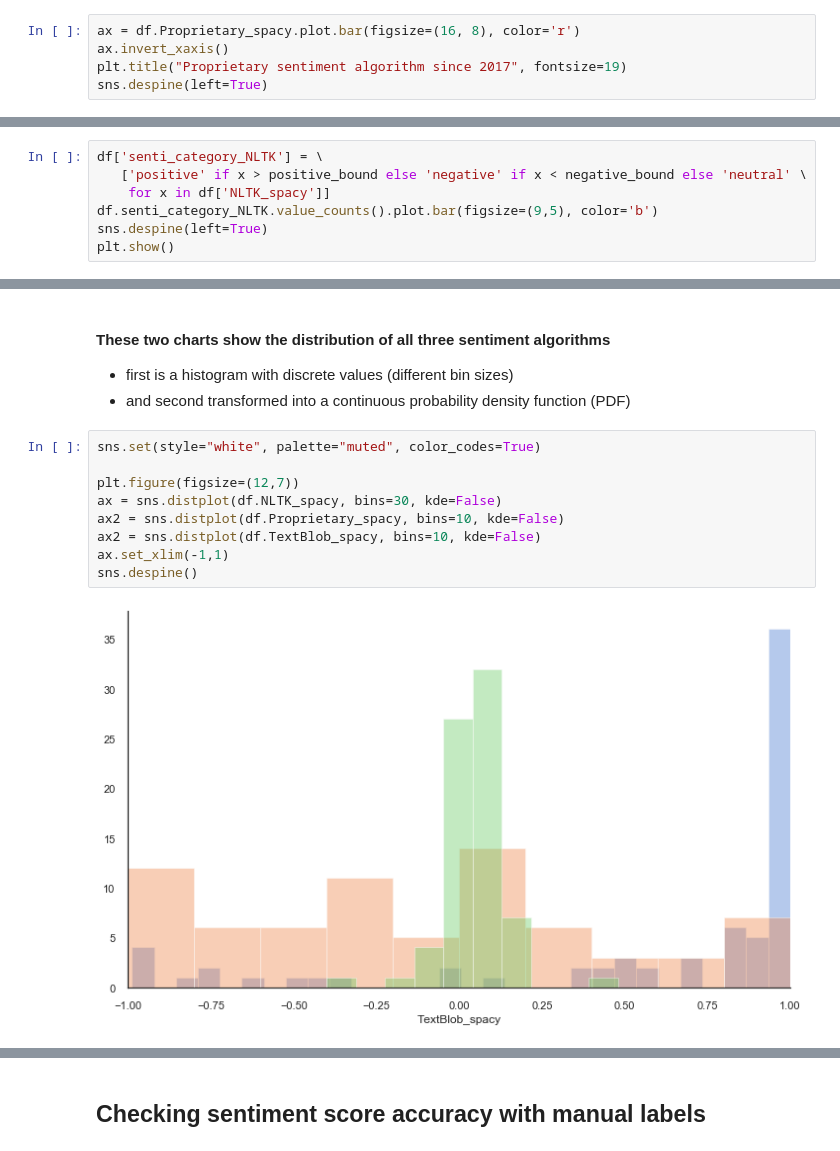
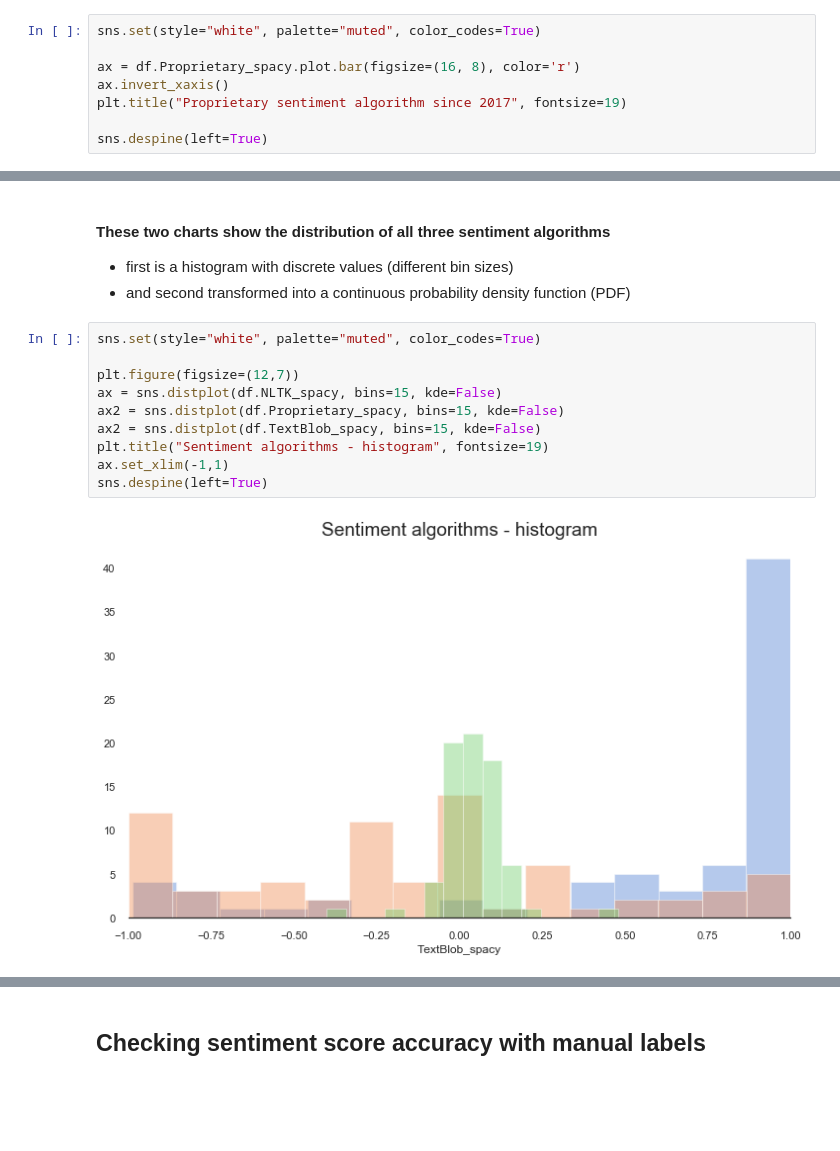
Before and after one commit to challenge-make-strong-soldier/scraper_sentiment, a Jupyter notebook: Scraping, text mining and sentiment scores.ipynb, the cells around one changed output, grey strips where cells are left out. Cells and saved outputs as stored; diff of their text form; blank space fills up the shorter version.

```diff
--- a/Scraping, text mining and sentiment scores.ipynb
+++ b/Scraping, text mining and sentiment scores.ipynb
@@ -309,9 +309,12 @@ Wall time: 5.15 s
 # %% [markdown]
 ### Sentiment visualisation over time
 # %%
+sns.set(style="white", palette="muted", color_codes=True)
+
 ax = df.Proprietary_spacy.plot.bar(figsize=(16, 8), color='r')
 ax.invert_xaxis()
 plt.title("Proprietary sentiment algorithm since 2017", fontsize=19)
+
 sns.despine(left=True)
 # %% [output]
 [figure]
@@ -359,7 +366,0 @@ plt.show()
-# %%
-df['senti_category_NLTK'] = \
-   ['positive' if x > positive_bound else 'negative' if x < negative_bound else 'neutral' \
-    for x in df['NLTK_spacy']]
-df.senti_category_NLTK.value_counts().plot.bar(figsize=(9,5), color='b')
-sns.despine(left=True)
-plt.show()
@@ -396,14 +405,15 @@ sns.despine(left=True)
 # %%
 sns.set(style="white", palette="muted", color_codes=True)
 
 plt.figure(figsize=(12,7))
-ax = sns.distplot(df.NLTK_spacy, bins=30, kde=False)
-ax2 = sns.distplot(df.Proprietary_spacy, bins=10, kde=False)
-ax2 = sns.distplot(df.TextBlob_spacy, bins=10, kde=False)
+ax = sns.distplot(df.NLTK_spacy, bins=15, kde=False)
+ax2 = sns.distplot(df.Proprietary_spacy, bins=15, kde=False)
+ax2 = sns.distplot(df.TextBlob_spacy, bins=15, kde=False)
+plt.title("Sentiment algorithms - histogram", fontsize=19)
 ax.set_xlim(-1,1)
-sns.despine()
+sns.despine(left=True)
 # %% [output]
-[figure, old version]
+[figure, new version]
 # %%
 sns.set(style="white", palette="muted", color_codes=True)
 
```
Also changed, not shown: parts of 10 cells of this notebook, 1 other file.
